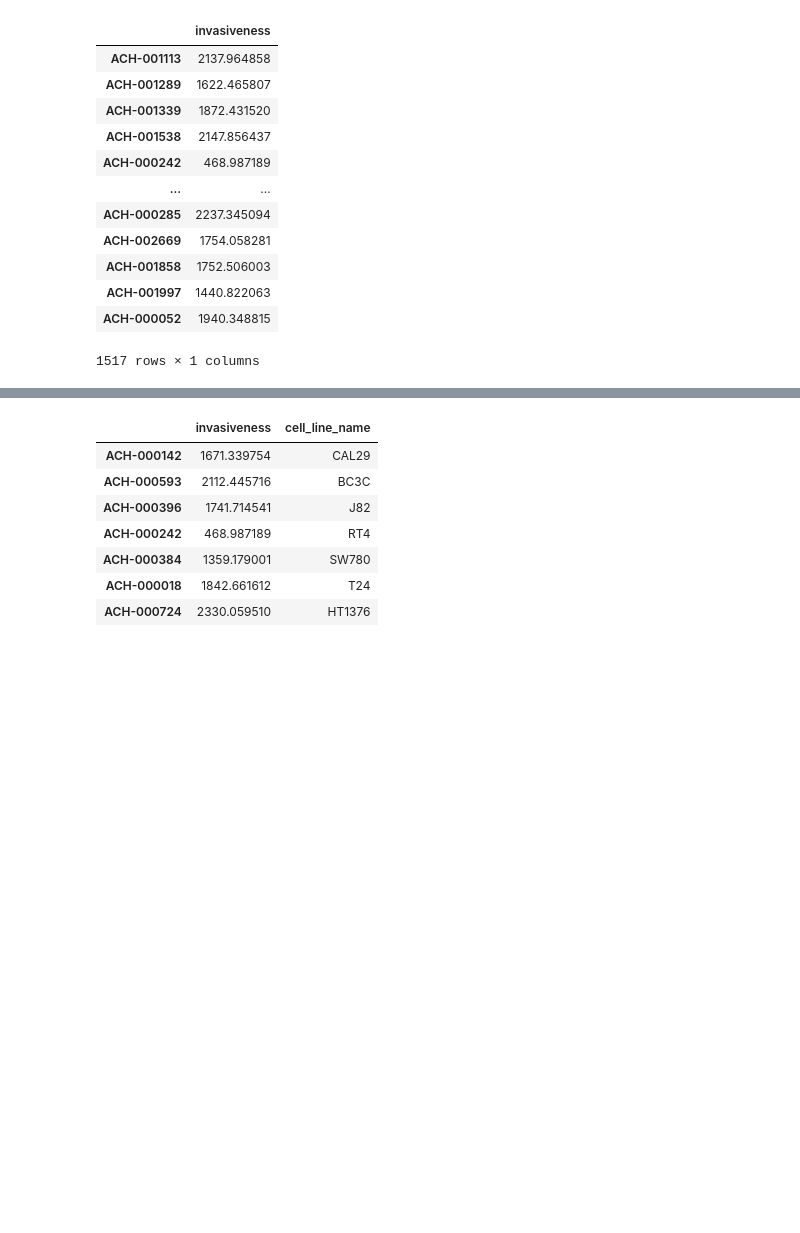
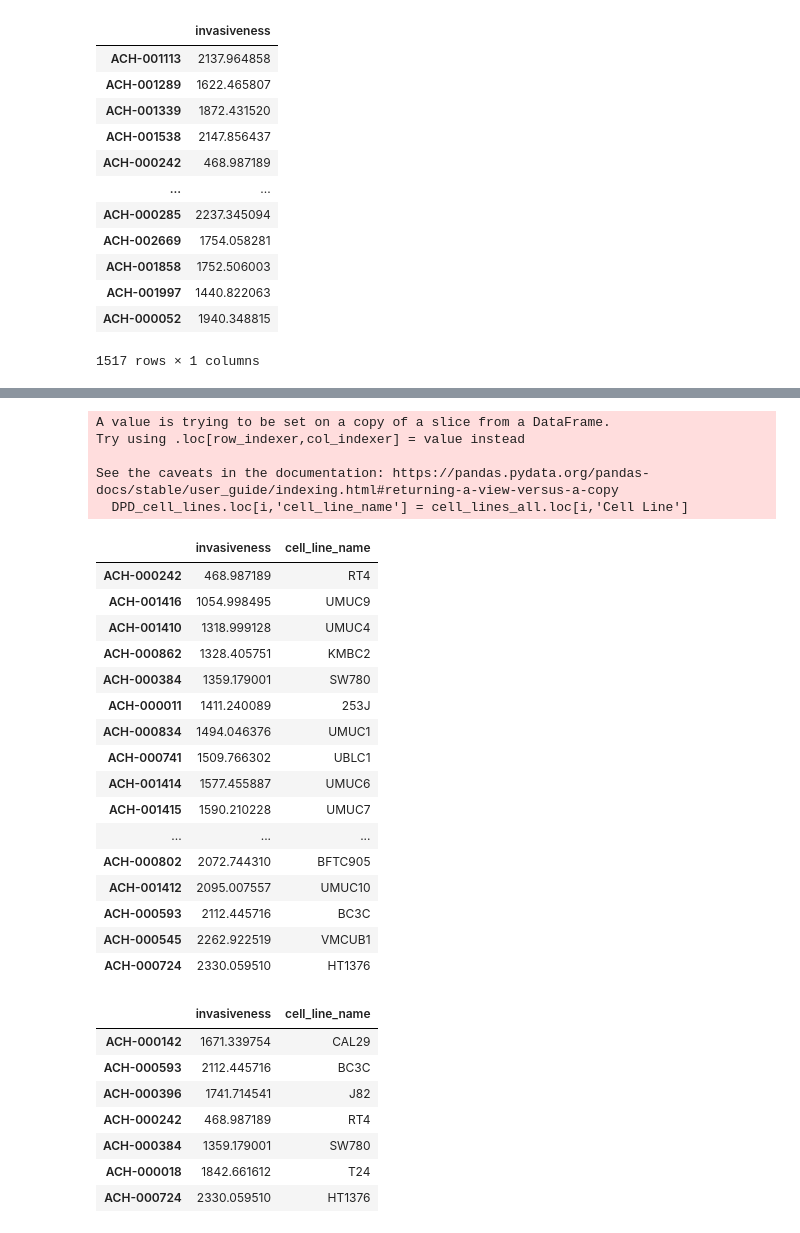
Before and after one commit to jingsday/blca_publication, a Jupyter notebook: blca_publication_Scripts/blca_Scripts_fgfr/blca_Scripts_depmap.ipynb, the cells around one changed output, grey strips where cells are left out. Saved outputs shown, nothing was run; the diff lists cells and outputs as text; code cells hidden in the pictures; blank space fills up the shorter version.

```diff
--- a/blca_publication_Scripts/blca_Scripts_fgfr/blca_Scripts_depmap.ipynb
+++ b/blca_publication_Scripts/blca_Scripts_fgfr/blca_Scripts_depmap.ipynb
@@ -288,0 +311,6 @@ display(DPD_df)
+# %%
+cell_lines_all.set_index('Depmap Id',inplace=True)
+# %%
+cell_line_ids= cell_lines_all['Depmap Id']
+# %%
+DPD_cell_lines= DPD_df.loc[DPD_df.index.isin(cell_line_ids)]
@@ -289,3 +348,34 @@ display(DPD_df)
+# %%
+cell_line_ids= DPD_cell_lines.index
+
+for i in DPD_cell_lines.index:
+    DPD_cell_lines.loc[i,'cell_line_name'] = cell_lines_all.loc[i,'Cell Line']
+# %% [output]
+A value is trying to be set on a copy of a slice from a DataFrame.
+Try using .loc[row_indexer,col_indexer] = value instead
+
+See the caveats in the documentation: https://pandas.pydata.org/pandas-docs/stable/user_guide/indexing.html#returning-a-view-versus-a-copy
+  DPD_cell_lines.loc[i,'cell_line_name'] = cell_lines_all.loc[i,'Cell Line']
+# %%
+DPD_cell_lines.sort_values('invasiveness',ascending=True)
+# %% [output]
+|  | invasiveness | cell_line_name |
+| ACH-000242 | 468.987189 | RT4 |
+| ACH-001416 | 1054.998495 | UMUC9 |
+| ACH-001410 | 1318.999128 | UMUC4 |
+| ACH-000862 | 1328.405751 | KMBC2 |
+| ACH-000384 | 1359.179001 | SW780 |
+| ACH-000011 | 1411.240089 | 253J |
+| ACH-000834 | 1494.046376 | UMUC1 |
+| ACH-000741 | 1509.766302 | UBLC1 |
+| ACH-001414 | 1577.455887 | UMUC6 |
+| ACH-001415 | 1590.210228 | UMUC7 |
+| ... | ... | ... |
+| ACH-000802 | 2072.744310 | BFTC905 |
+| ACH-001412 | 2095.007557 | UMUC10 |
+| ACH-000593 | 2112.445716 | BC3C |
+| ACH-000545 | 2262.922519 | VMCUB1 |
+| ACH-000724 | 2330.059510 | HT1376 |
 # %%
 cell_line_ids=['ACH-000142','ACH-000593','ACH-000396','ACH-000242','ACH-000384',
                'ACH-000018','ACH-000724']
```
Also changed, not shown: parts of 16 cells of this notebook, 2 other files.
